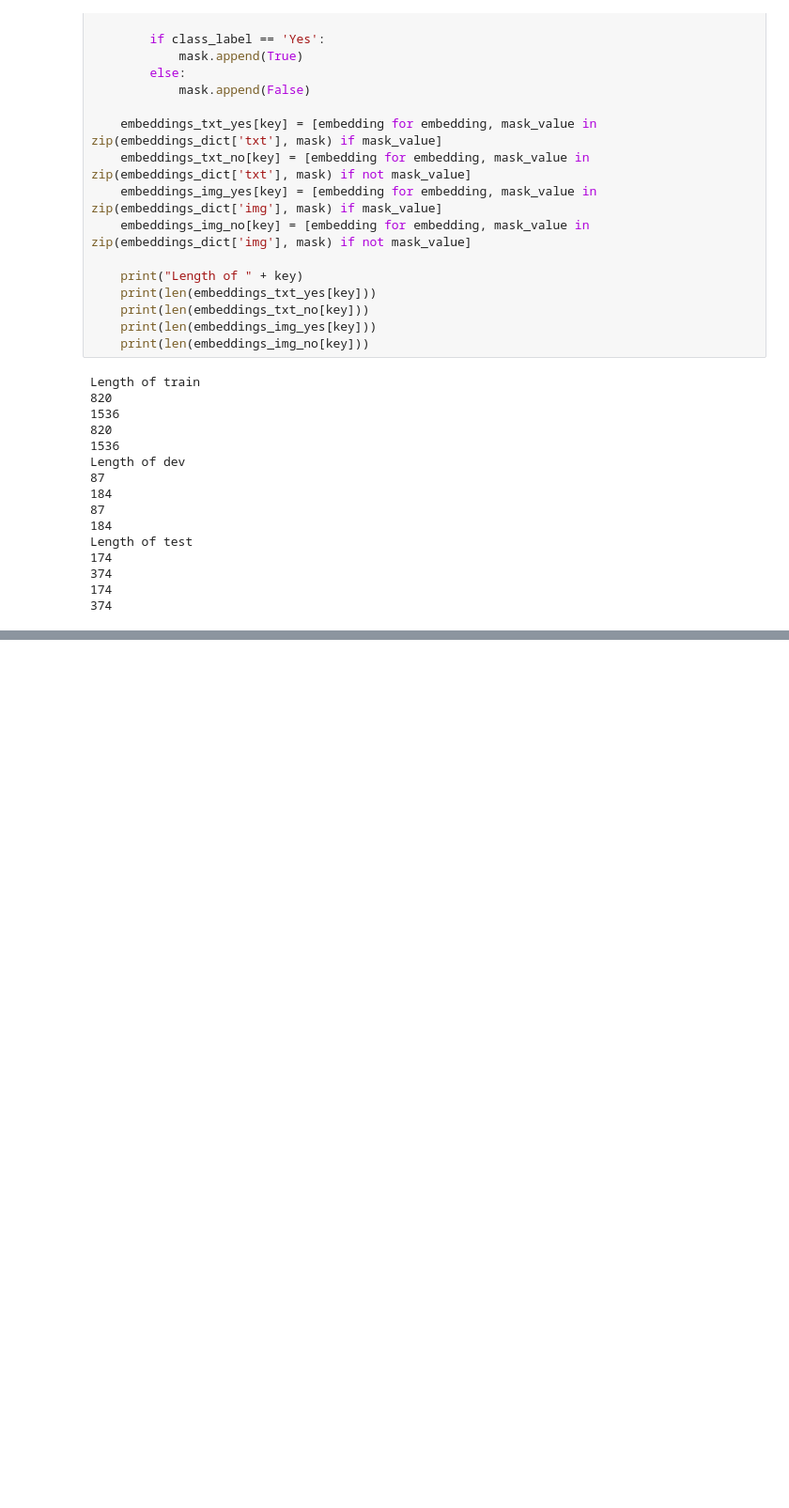
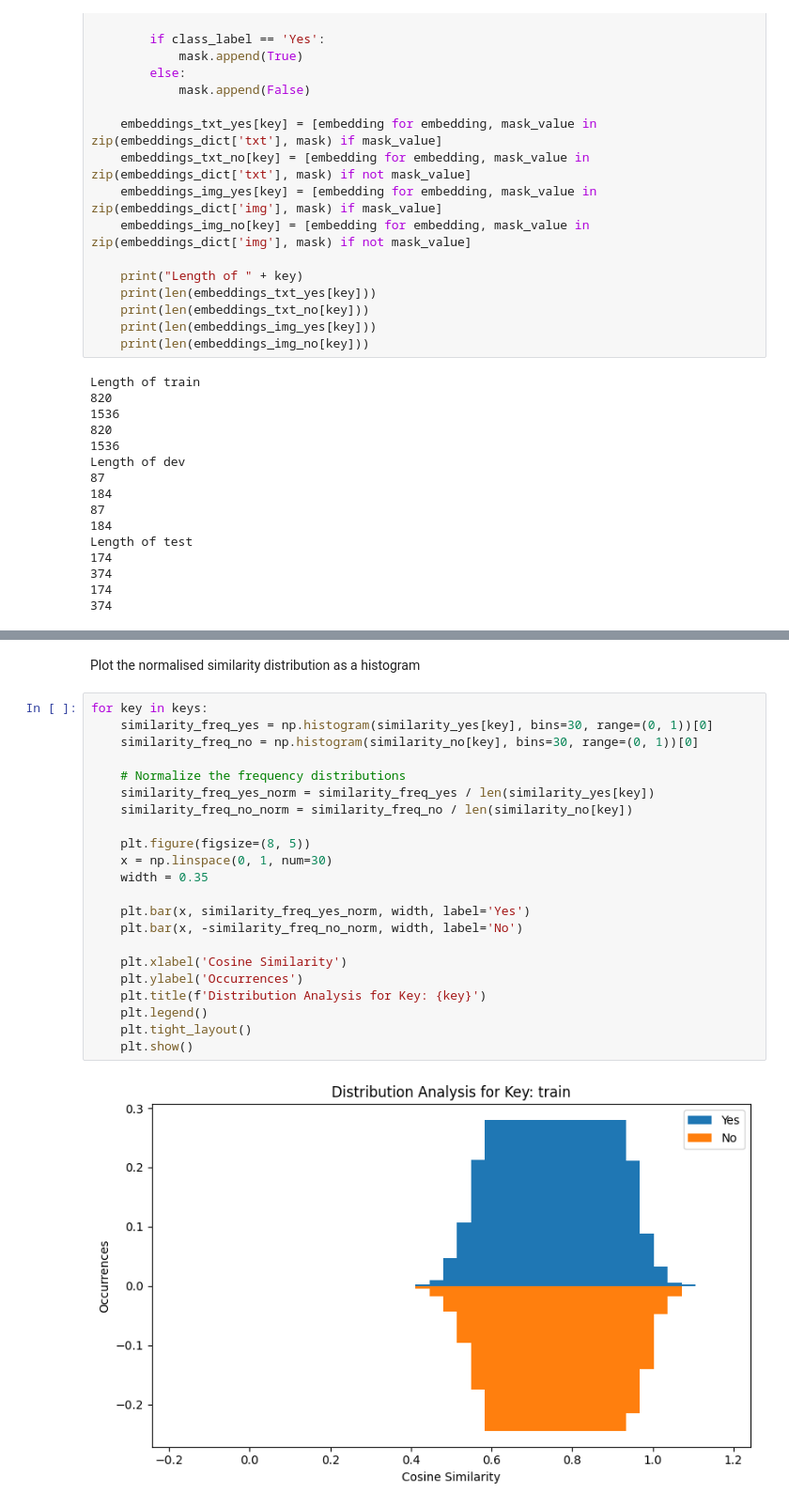
Before and after one commit to jelmis/check-worthiness, a Jupyter notebook: analysis/CIMC-25_distribution_analysis/main.ipynb, the cells around one changed output, grey strips where cells are left out. Shown at 94% size. Cells and saved outputs as stored; diff of their text form; blank space fills up the shorter version.

```diff
--- a/analysis/CIMC-25_distribution_analysis/main.ipynb
+++ b/analysis/CIMC-25_distribution_analysis/main.ipynb
@@ -110,0 +146,26 @@ no: 0.7587956940147648
+# %% [markdown]
+Plot the normalised similarity distribution as a histogram
+# %%
+for key in keys:
+    similarity_freq_yes = np.histogram(similarity_yes[key], bins=30, range=(0, 1))[0]
+    similarity_freq_no = np.histogram(similarity_no[key], bins=30, range=(0, 1))[0]
+
+    # Normalize the frequency distributions
+    similarity_freq_yes_norm = similarity_freq_yes / len(similarity_yes[key])
+    similarity_freq_no_norm = similarity_freq_no / len(similarity_no[key])
+
+    plt.figure(figsize=(8, 5))
+    x = np.linspace(0, 1, num=30)
+    width = 0.35
+
+    plt.bar(x, similarity_freq_yes_norm, width, label='Yes')
+    plt.bar(x, -similarity_freq_no_norm, width, label='No')
+
+    plt.xlabel('Cosine Similarity')
+    plt.ylabel('Occurrences')
+    plt.title(f'Distribution Analysis for Key: {key}')
+    plt.legend()
+    plt.tight_layout()
+    plt.show()
+# %% [output]
+[figure, added]
```
Also changed, not shown: parts of 7 cells of this notebook.
